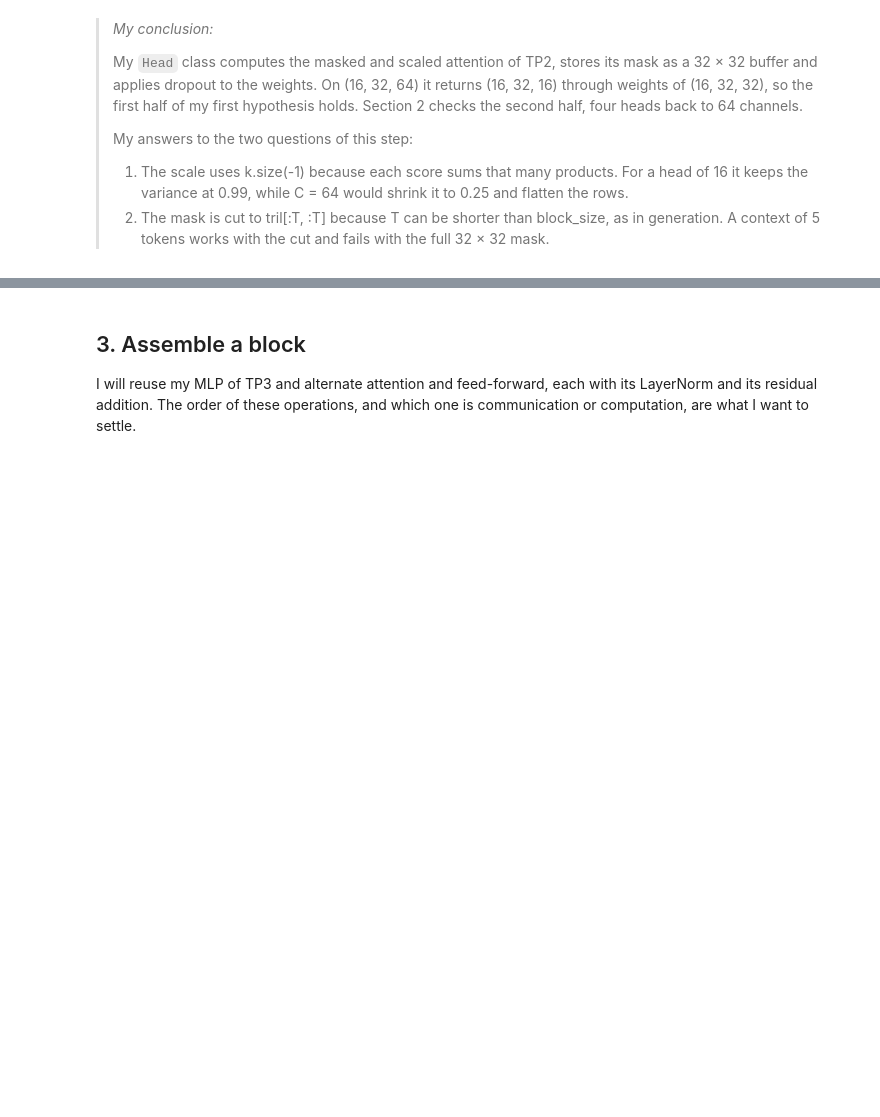
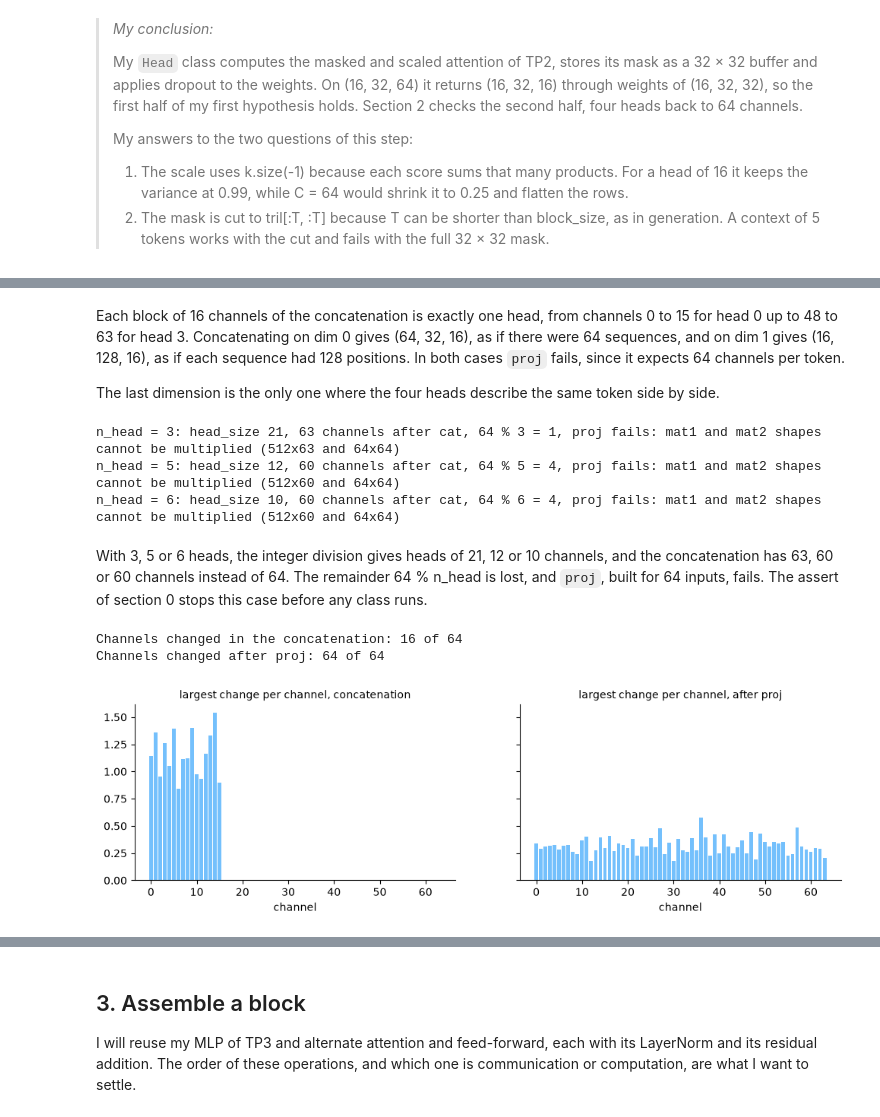
Before and after one commit to mcrayssac/ING3_IAA_GB_NLP, a Jupyter notebook: TP4_transformers.ipynb, the cells around one changed output, grey strips where cells are left out. Saved outputs shown, nothing was run; the diff lists cells and outputs as text; code cells hidden in the pictures; blank space fills up the shorter version.

```diff
--- a/TP4_transformers.ipynb
+++ b/TP4_transformers.ipynb
@@ -396,0 +468,40 @@ I will run four heads of 16 channels side by side, concatenate them back to 64 c
+# %% [markdown]
+Each block of 16 channels of the concatenation is exactly one head, from channels 0 to 15 for head 0 up to 48 to 63 for head 3. Concatenating on dim 0 gives (64, 32, 16), as if there were 64 sequences, and on dim 1 gives (16, 128, 16), as if each sequence had 128 positions. In both cases `proj` fails, since it expects 64 channels per token.
+
+The last dimension is the only one where the four heads describe the same token side by side.
+# %%
+# What if n_embd is not divisible by n_head? Three head counts that do not divide 64.
+for count in (3, 5, 6):
+    size = n_embd // count
+    trial = MultiHeadAttention(count, size)
+    try:
+        trial(x)
+    except RuntimeError as error:
+        print(f'n_head = {count}: head_size {size}, {count * size} channels after cat, '
+              f'{n_embd} % {count} = {n_embd % count}, proj fails: {error}')
+# %% [output]
+n_head = 3: head_size 21, 63 channels after cat, 64 % 3 = 1, proj fails: mat1 and mat2 shapes cannot be multiplied (512x63 and 64x64)
+n_head = 5: head_size 12, 60 channels after cat, 64 % 5 = 4, proj fails: mat1 and mat2 shapes cannot be multiplied (512x60 and 64x64)
+n_head = 6: head_size 10, 60 channels after cat, 64 % 6 = 4, proj fails: mat1 and mat2 shapes cannot be multiplied (512x60 and 64x64)
+# %% [markdown]
+With 3, 5 or 6 heads, the integer division gives heads of 21, 12 or 10 channels, and the concatenation has 63, 60 or 60 channels instead of 64. The remainder 64 % n_head is lost, and `proj`, built for 64 inputs, fails. The assert of section 0 stops this case before any class runs.
+# %%
+# Where do the heads meet? Head 0 set to zero, before and after the projection.
+muted = concat.clone()
+muted[..., :head_size] = 0
+before = (muted - concat).abs().amax(dim=(0, 1)).detach()
+after = (sa.proj(muted) - sa.proj(concat)).abs().amax(dim=(0, 1)).detach()
+print(f'Channels changed in the concatenation: {(before > 0).sum().item()} of {n_embd}')
+print(f'Channels changed after proj: {(after > 0).sum().item()} of {n_embd}')
+
+fig, axes = plt.subplots(1, 2, figsize=(12, 3), sharey=True)
+for ax, change, title in ((axes[0], before, 'concatenation'), (axes[1], after, 'after proj')):
+    ax.bar(range(n_embd), change, color='#74c0fc')
+    ax.set_xlabel('channel')
+    ax.set_title(f'largest change per channel, {title}', fontsize=10)
+    ax.spines[['top', 'right']].set_visible(False)
+plt.show()
+# %% [output]
+Channels changed in the concatenation: 16 of 64
+Channels changed after proj: 64 of 64
+[figure, added]
```
Also changed, not shown: parts of 11 cells of this notebook, 4 other files.
